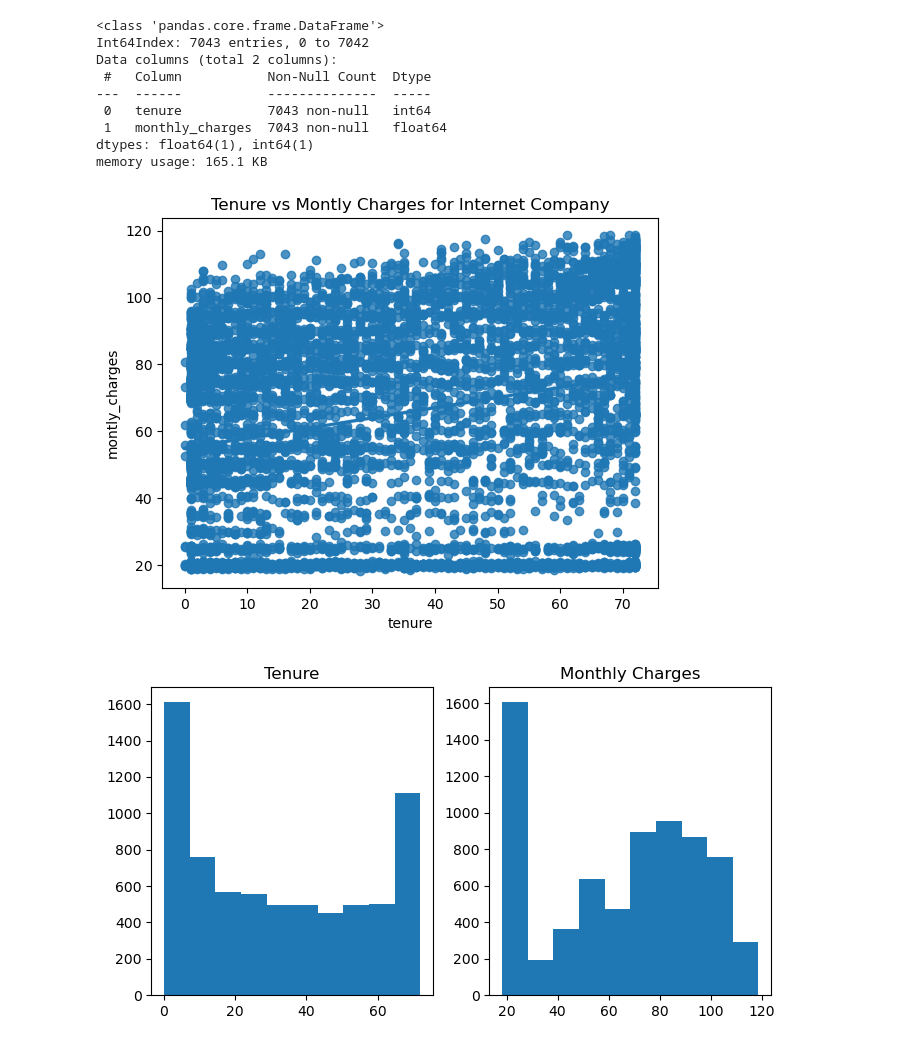
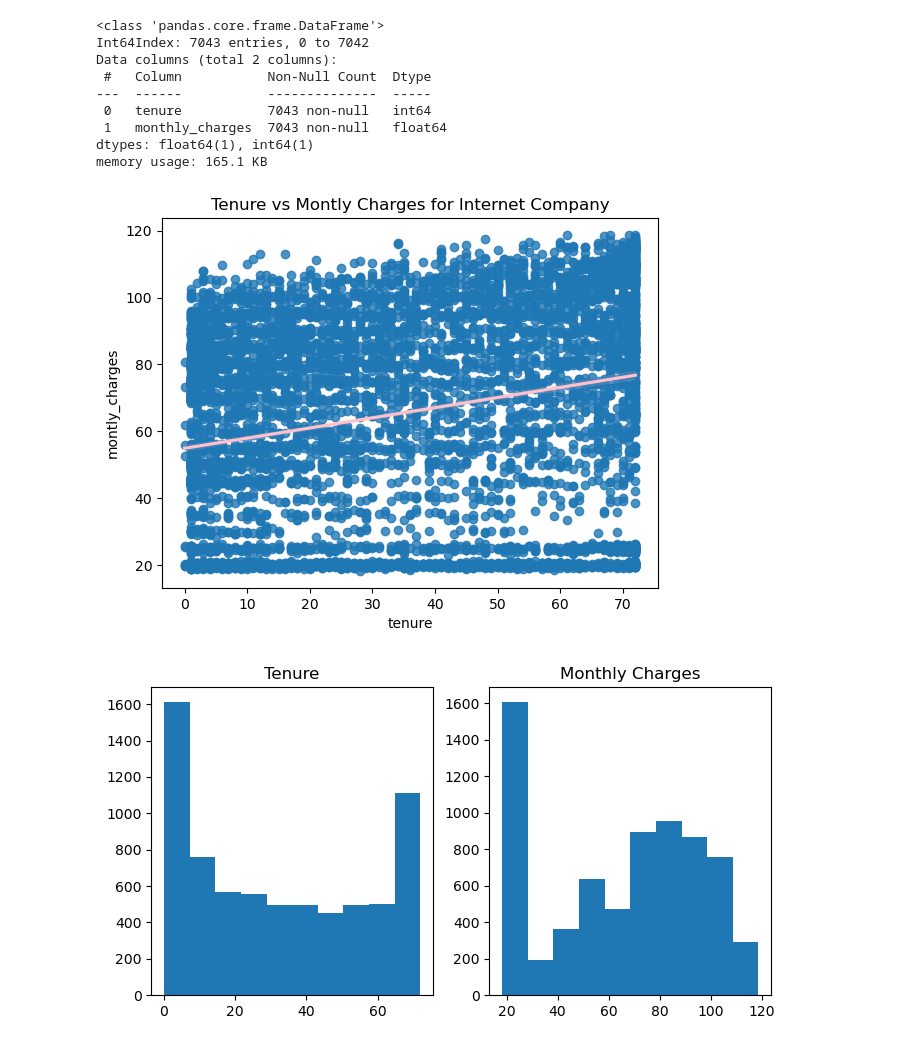
Before and after one commit to NikkideVries/statistics-exercises, a Jupyter notebook: hypothesis_testing.ipynb, the cells around one changed output. Cells and saved outputs as stored; diff of their text form; code cells hidden in the pictures.

```diff
--- a/hypothesis_testing.ipynb
+++ b/hypothesis_testing.ipynb
@@ -649,14 +649,14 @@ dtypes: float64(1), int64(1)
 memory usage: 165.1 KB
 # %%
 # plot the data:
-sns.regplot(data = monthly, x= monthly.tenure, y = monthly.monthly_charges)
+sns.regplot(data = monthly, x= monthly.tenure, y = monthly.monthly_charges, line_kws={'color':'pink'})
 
 plt.title("Tenure vs Montly Charges for Internet Company")
 plt.xlabel('tenure')
 plt.ylabel('montly_charges')
 plt.show()
 # %% [output]
-[figure, old version]
+[figure, new version]
 # %%
 #test for assumptions
 x = monthly.tenure
```
Also changed, not shown: parts of 30 cells of this notebook.
